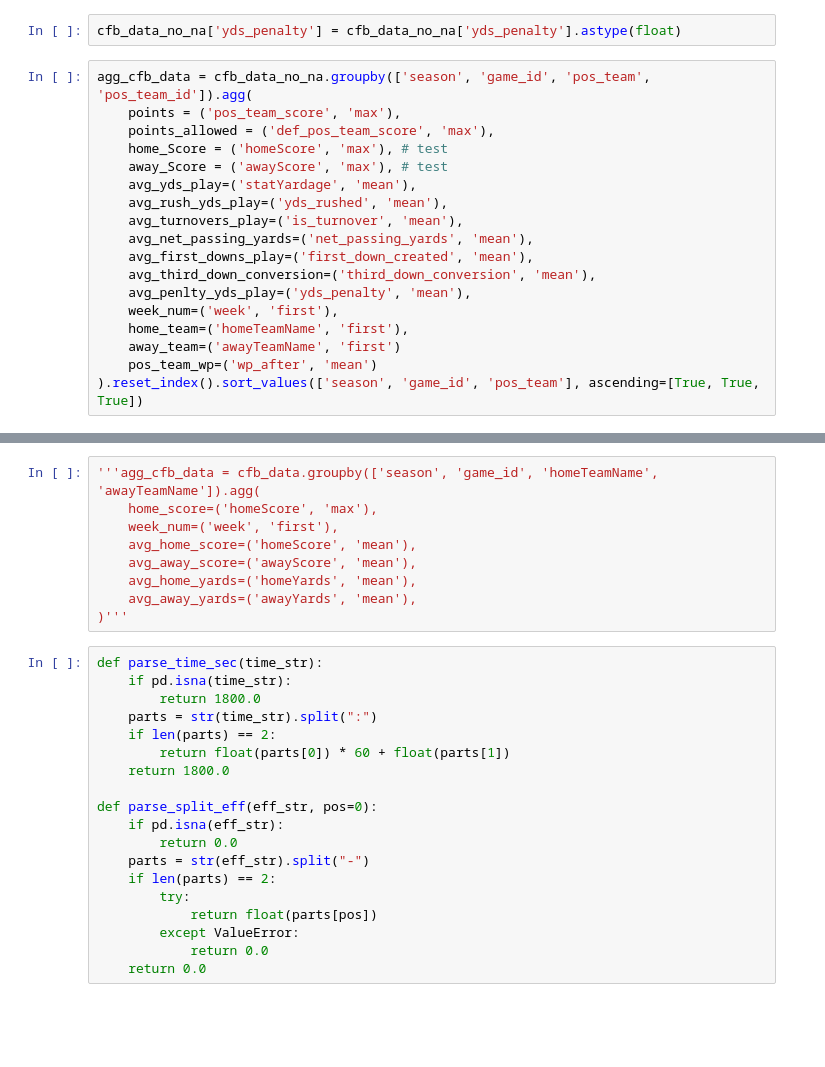
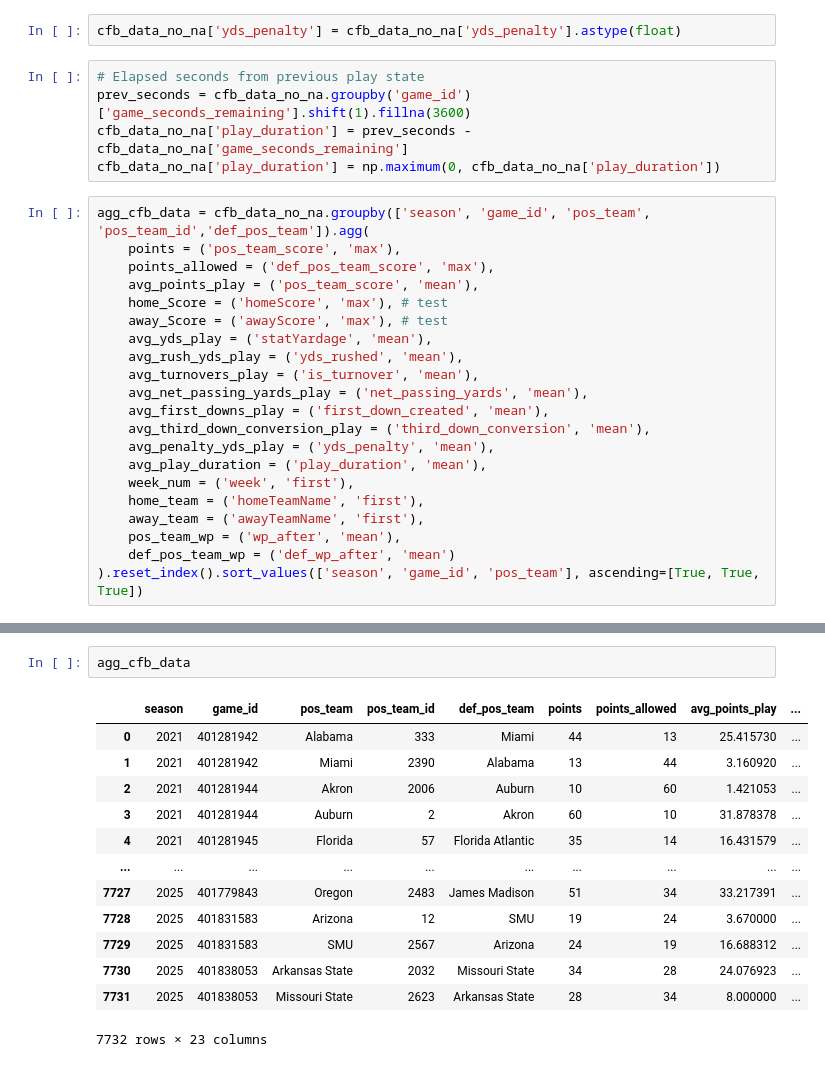
Before and after one commit to ahaze65/SPOA_4001_HW4, a Jupyter notebook: models.ipynb, the cells around one changed output, grey strips where cells are left out. Saved outputs shown, nothing was run; the diff lists cells and outputs as text; blank space fills up the shorter version.

```diff
--- a/models.ipynb
+++ b/models.ipynb
@@ -757,21 +812,29 @@ cfb_data_no_na['yds_penalty'].dtype
 dtype('O')
 # %%
 cfb_data_no_na['yds_penalty'] = cfb_data_no_na['yds_penalty'].astype(float)
+# %%
+# Elapsed seconds from previous play state
+prev_seconds = cfb_data_no_na.groupby('game_id')['game_seconds_remaining'].shift(1).fillna(3600)
+cfb_data_no_na['play_duration'] = prev_seconds - cfb_data_no_na['game_seconds_remaining']
+cfb_data_no_na['play_duration'] = np.maximum(0, cfb_data_no_na['play_duration'])
 # %%
-agg_cfb_data = cfb_data_no_na.groupby(['season', 'game_id', 'pos_team', 'pos_team_id']).agg(
+agg_cfb_data = cfb_data_no_na.groupby(['season', 'game_id', 'pos_team', 'pos_team_id','def_pos_team']).agg(
     points = ('pos_team_score', 'max'),
     points_allowed = ('def_pos_team_score', 'max'),
+    avg_points_play = ('pos_team_score', 'mean'),
     home_Score = ('homeScore', 'max'), # test
     away_Score = ('awayScore', 'max'), # test
-    avg_yds_play=('statYardage', 'mean'),
-    avg_rush_yds_play=('yds_rushed', 'mean'),
-    avg_turnovers_play=('is_turnover', 'mean'),
-    avg_net_passing_yards=('net_passing_yards', 'mean'),
-    avg_first_downs_play=('first_down_created', 'mean'),
-    avg_third_down_conversion=('third_down_conversion', 'mean'),
-    avg_penlty_yds_play=('yds_penalty', 'mean'),
-    week_num=('week', 'first'),
-    home_team=('homeTeamName', 'first'),
-    away_team=('awayTeamName', 'first')
-    pos_team_wp=('wp_after', 'mean')
+    avg_yds_play = ('statYardage', 'mean'),
+    avg_rush_yds_play = ('yds_rushed', 'mean'),
+    avg_turnovers_play = ('is_turnover', 'mean'),
+    avg_net_passing_yards_play = ('net_passing_yards', 'mean'),
+    avg_first_downs_play = ('first_down_created', 'mean'),
+    avg_third_down_conversion_play = ('third_down_conversion', 'mean'),
+    avg_penalty_yds_play = ('yds_penalty', 'mean'),
+    avg_play_duration = ('play_duration', 'mean'),
+    week_num = ('week', 'first'),
+    home_team = ('homeTeamName', 'first'),
+    away_team = ('awayTeamName', 'first'),
+    pos_team_wp = ('wp_after', 'mean'),
+    def_pos_team_wp = ('def_wp_after', 'mean')
 ).reset_index().sort_values(['season', 'game_id', 'pos_team'], ascending=[True, True, True])
@@ -792,28 +841,16 @@ agg_cfb_data.head(10)
-# %%
-'''agg_cfb_data = cfb_data.groupby(['season', 'game_id', 'homeTeamName', 'awayTeamName']).agg(
-    home_score=('homeScore', 'max'),
-    week_num=('week', 'first'),
-    avg_home_score=('homeScore', 'mean'),
-    avg_away_score=('awayScore', 'mean'),
-    avg_home_yards=('homeYards', 'mean'),
-    avg_away_yards=('awayYards', 'mean'),
-)'''
-# %%
-def parse_time_sec(time_str):
-    if pd.isna(time_str):
-        return 1800.0
-    parts = str(time_str).split(":")
-    if len(parts) == 2:
-        return float(parts[0]) * 60 + float(parts[1])
-    return 1800.0
-
-def parse_split_eff(eff_str, pos=0):
-    if pd.isna(eff_str):
-        return 0.0
-    parts = str(eff_str).split("-")
-    if len(parts) == 2:
-        try:
-            return float(parts[pos])
-        except ValueError:
-            return 0.0
-    return 0.0
+# %%
+agg_cfb_data
+# %% [output]
+|  | season | game_id | pos_team | pos_team_id | def_pos_team | points | points_allowed | avg_points_play | ... |
+| 0 | 2021 | 401281942 | Alabama | 333 | Miami | 44 | 13 | 25.415730 | ... |
+| 1 | 2021 | 401281942 | Miami | 2390 | Alabama | 13 | 44 | 3.160920 | ... |
+| 2 | 2021 | 401281944 | Akron | 2006 | Auburn | 10 | 60 | 1.421053 | ... |
+| 3 | 2021 | 401281944 | Auburn | 2 | Akron | 60 | 10 | 31.878378 | ... |
+| 4 | 2021 | 401281945 | Florida | 57 | Florida Atlantic | 35 | 14 | 16.431579 | ... |
+| ... | ... | ... | ... | ... | ... | ... | ... | ... | ... |
+| 7727 | 2025 | 401779843 | Oregon | 2483 | James Madison | 51 | 34 | 33.217391 | ... |
+| 7728 | 2025 | 401831583 | Arizona | 12 | SMU | 19 | 24 | 3.670000 | ... |
+| 7729 | 2025 | 401831583 | SMU | 2567 | Arizona | 24 | 19 | 16.688312 | ... |
+| 7730 | 2025 | 401838053 | Arkansas State | 2032 | Missouri State | 34 | 28 | 24.076923 | ... |
+| 7731 | 2025 | 401838053 | Missouri State | 2623 | Arkansas State | 28 | 34 | 8.000000 | ... |
+7732 rows × 23 columns
```
Also changed, not shown: parts of 28 cells of this notebook.
